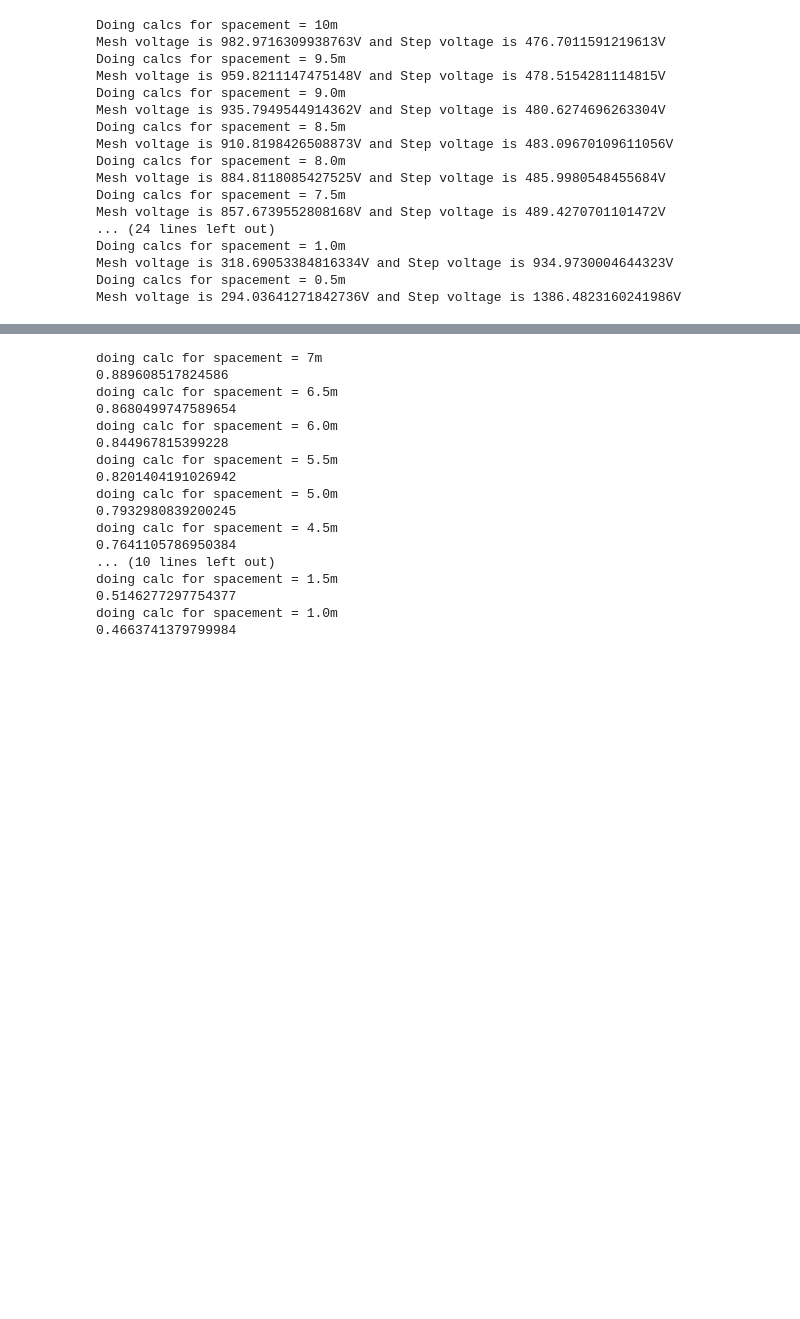
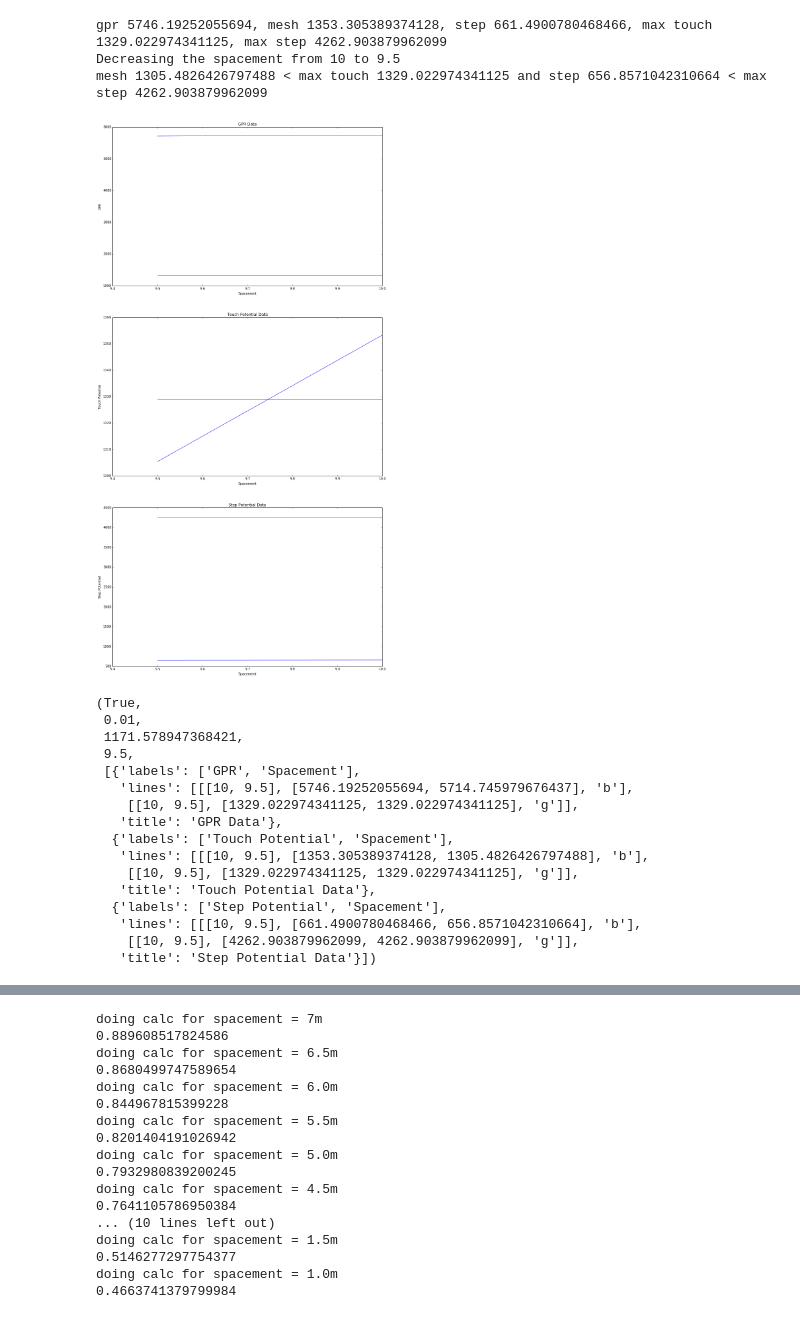
Before and after one commit to santanaraphael/grounding_website, a Jupyter notebook: playground.ipynb, the cells around one changed output, grey strips where cells are left out. Drawn from its saved outputs; the diff is of its cells as text; code cells hidden in the pictures; blank space fills up the shorter version.

```diff
--- a/playground.ipynb
+++ b/playground.ipynb
@@ -72,4 +0,0 @@ print(eval_voltages(True, 70, 70, 7, 0.5, 400, 1908, 150, 20))
-# %%
-height = 20
-width = 50
-spacement = 1
@@ -84,32 +0,0 @@ na = (2*total_length)/perimeter
-# %%
-spacement = 7
-depth = 0.5
-diameter = 0.01
-n = 11
-kii = 0.57
-kh = 1.225
-# %%
-spacement = 10
-while spacement > 0.2:
-    print('Doing calcs for spacement = {}m'.format(spacement))
-    mesh, step = eval_voltages(False, 70, 70, spacement, 0.5, 400, 1908, 320, 10)
-    print('Mesh voltage is {}V and Step voltage is {}V'.format(mesh,step))
-    spacement = spacement - 0.5
-# %% [output]
-Doing calcs for spacement = 10m
-Mesh voltage is 982.9716309938763V and Step voltage is 476.7011591219613V
-Doing calcs for spacement = 9.5m
-Mesh voltage is 959.8211147475148V and Step voltage is 478.5154281114815V
-Doing calcs for spacement = 9.0m
-Mesh voltage is 935.7949544914362V and Step voltage is 480.6274696263304V
-Doing calcs for spacement = 8.5m
-Mesh voltage is 910.8198426508873V and Step voltage is 483.09670109611056V
-Doing calcs for spacement = 8.0m
-Mesh voltage is 884.8118085427525V and Step voltage is 485.9980548455684V
-Doing calcs for spacement = 7.5m
-Mesh voltage is 857.6739552808168V and Step voltage is 489.4270701101472V
-... (24 lines left out)
-Doing calcs for spacement = 1.0m
-Mesh voltage is 318.69053384816334V and Step voltage is 934.9730004644323V
-Doing calcs for spacement = 0.5m
-Mesh voltage is 294.03641271842736V and Step voltage is 1386.4823160241986V
@@ -115,0 +191,43 @@ Mesh voltage is 294.03641271842736V and Step voltage is 1386.4823160241986V
+# %%
+case_info = {
+    'name' : 'ASD',
+    'trip_time' : 0.2,
+    'ground_ro' : 400,
+    'gravel_ro' : 2500,
+    'gravel_depth' : 0.102,
+    'width' : 70,
+    'height' : 70,
+    'depth' : 0.5,
+    'spacement' : 10,
+    'if_ground_rods' : False,
+    'rods_length' : 0,
+    'rods_number' : 0,
+    'max_grid_current' : 2000,
+    'fault_current' : 8.814,
+    'conductor_kf' : 7.06,
+    'increment_step' : 0.5
+}
+
+
+evaluate_case(case_info)
+# %% [output]
+gpr 5746.19252055694, mesh 1353.305389374128, step 661.4900780468466, max touch 1329.022974341125, max step 4262.903879962099
+Decreasing the spacement from 10 to 9.5
+mesh 1305.4826426797488 < max touch 1329.022974341125 and step 656.8571042310664 < max step 4262.903879962099
+[figure, added]
+(True,
+ 0.01,
+ 1171.578947368421,
+ 9.5,
+ [{'labels': ['GPR', 'Spacement'],
+   'lines': [[[10, 9.5], [5746.19252055694, 5714.745979676437], 'b'],
+    [[10, 9.5], [1329.022974341125, 1329.022974341125], 'g']],
+   'title': 'GPR Data'},
+  {'labels': ['Touch Potential', 'Spacement'],
+   'lines': [[[10, 9.5], [1353.305389374128, 1305.4826426797488], 'b'],
+    [[10, 9.5], [1329.022974341125, 1329.022974341125], 'g']],
+   'title': 'Touch Potential Data'},
+  {'labels': ['Step Potential', 'Spacement'],
+   'lines': [[[10, 9.5], [661.4900780468466, 656.8571042310664], 'b'],
+    [[10, 9.5], [4262.903879962099, 4262.903879962099], 'g']],
+   'title': 'Step Potential Data'}])
```
Also changed, not shown: parts of 5 cells of this notebook, 1 other file.
